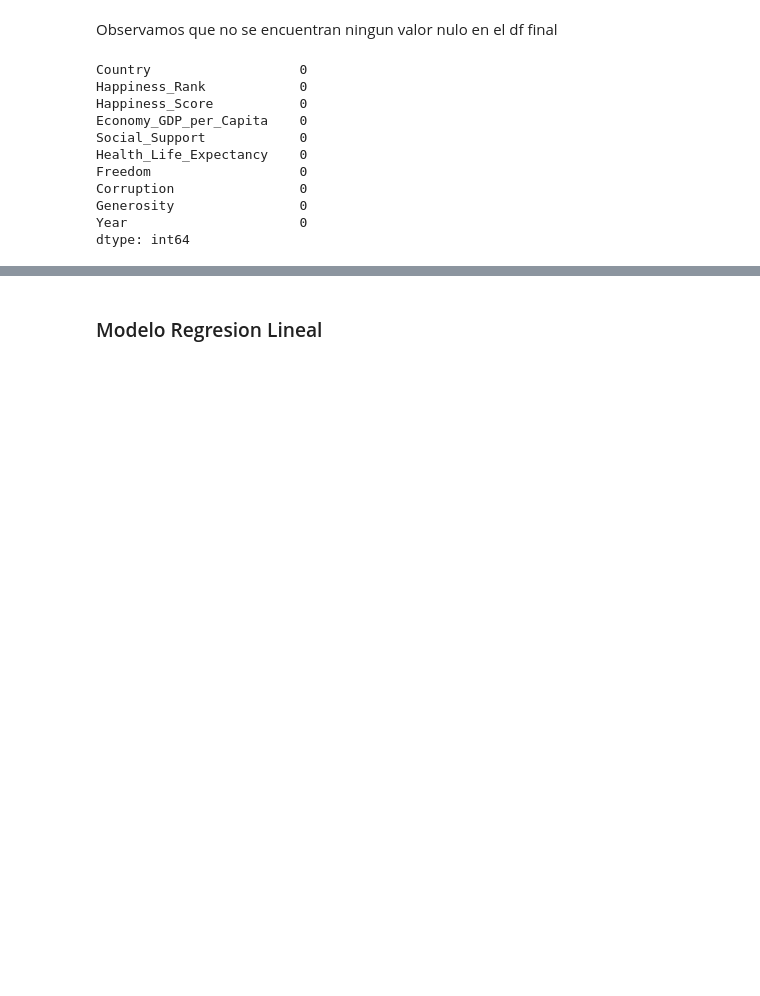
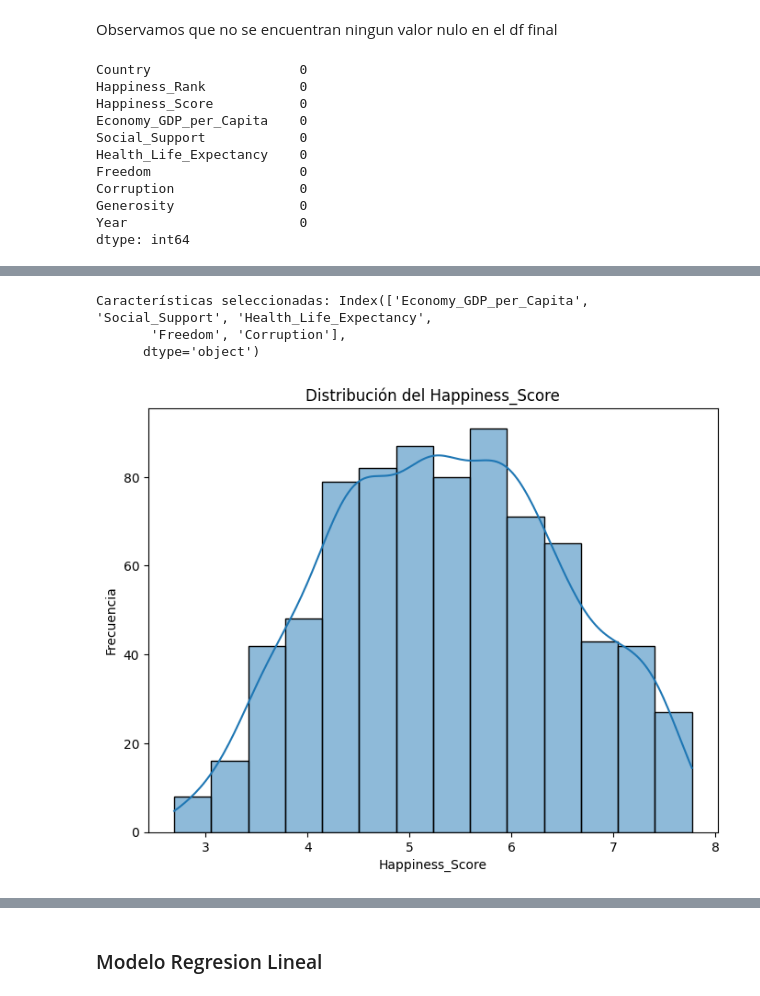
Before and after one commit to MarianaMera12/Workshop-3, a Jupyter notebook: Model/EDA_csv.ipynb, the cells around one changed output, grey strips where cells are left out. Cells and saved outputs as stored; diff of their text form; code cells hidden in the pictures; blank space fills up the shorter version.

```diff
--- a/Model/EDA_csv.ipynb
+++ b/Model/EDA_csv.ipynb
@@ -495,0 +600,23 @@ dtype: int64
+# %%
+from sklearn.feature_selection import SelectKBest, f_regression
+
+# Selección de características utilizando prueba F
+X = df.drop(columns=['Happiness_Score', 'Happiness_Rank'])
+y = df['Happiness_Score']
+selector = SelectKBest(score_func=f_regression, k=5)
+X_new = selector.fit_transform(X, y)
+selected_features = X.columns[selector.get_support()]
+print("Características seleccionadas:", selected_features)
+# %% [output]
+Características seleccionadas: Index(['Economy_GDP_per_Capita', 'Social_Support', 'Health_Life_Expectancy',
+       'Freedom', 'Corruption'],
+      dtype='object')
+# %%
+plt.figure(figsize=(8, 6))
+sns.histplot(df['Happiness_Score'], kde=True)
+plt.title('Distribución del Happiness_Score')
+plt.xlabel('Happiness_Score')
+plt.ylabel('Frecuencia')
+plt.show()
+# %% [output]
+[figure, added]
```
Also changed, not shown: parts of 24 cells of this notebook, 8 other files.
